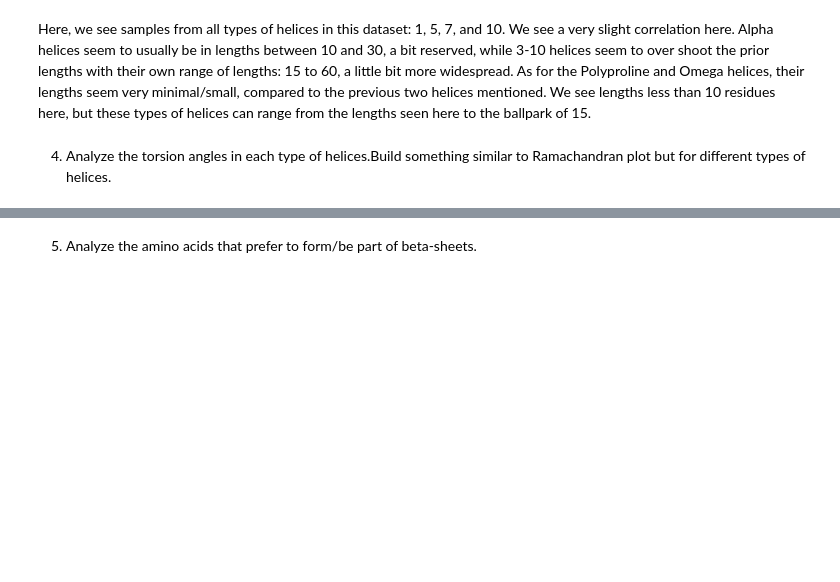
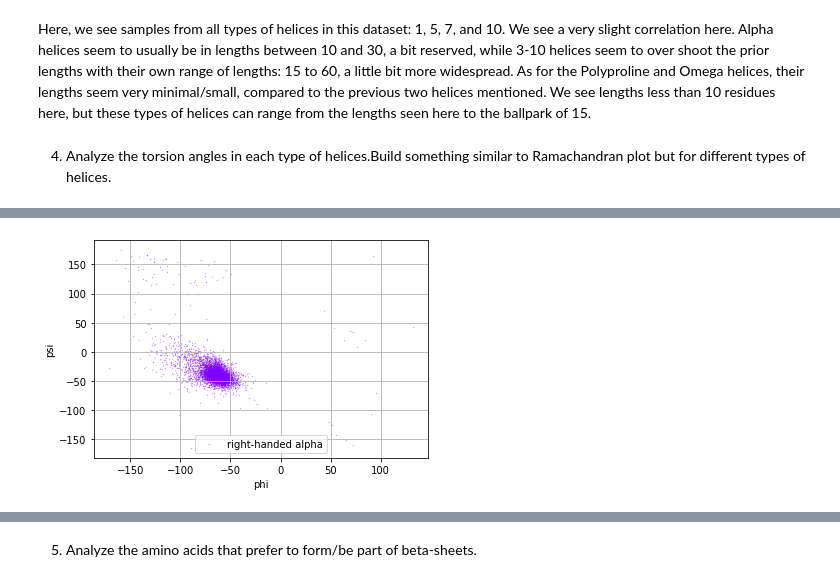
Before and after one commit to sangchoi93/bioinformatics_group_project_1, a Jupyter notebook: bioinfo_project_1.ipynb, the cells around one changed output, grey strips where cells are left out. Saved outputs shown, nothing was run; the diff lists cells and outputs as text; code cells hidden in the pictures; blank space fills up the shorter version.

```diff
--- a/bioinfo_project_1.ipynb
+++ b/bioinfo_project_1.ipynb
@@ -93,0 +93,4 @@ build_coordinates_lookup took 20.399868965148926s.....
+# %%
+pdb_util.plot_ramachandran(df_ram[df_ram['helix_class'] == 1], 0.5, 0.1, 'helix_type')
+# %% [output]
+[figure, added]
```
Also changed, not shown: parts of 12 cells of this notebook, 2 other files.
